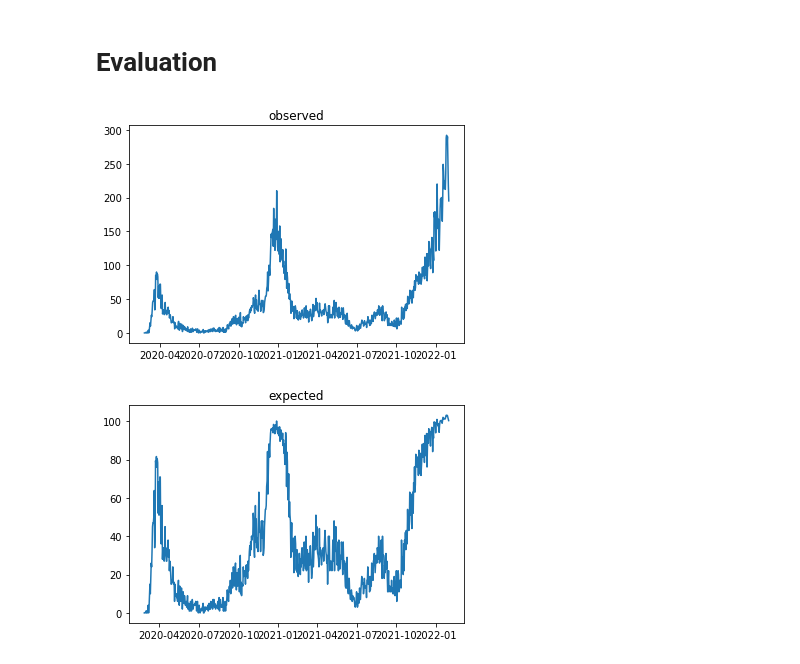
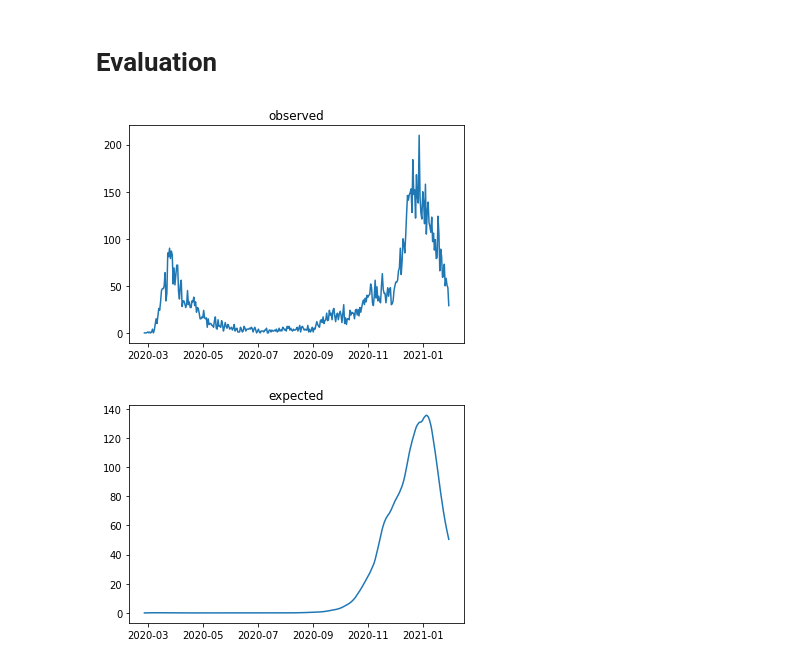
Before and after one commit to anuarsantoyo/master-thesis, a Jupyter notebook: model/220208_model_optimization.ipynb, the cells around one changed output. Cells and saved outputs as stored; diff of their text form; code cells hidden in the pictures.

Commit message:
update model optimization

```diff
--- a/model/220208_model_optimization.ipynb
+++ b/model/220208_model_optimization.ipynb
@@ -41,11 +39,11 @@ ModuleNotFoundError: ignored
 ## Optimization Settings
 # %%
 start_time='2020-02-26'
-end_time='2022-01-31'
+end_time='2021-01-31'
 observations=['Confirmed_cases', 'Admissions_hospital'] # ['Number_of_deaths', 'Confirmed_cases', 'Admissions_hospital']
 
 dtype = torch.float32
-device = torch.device("cpu") #cuda:0
+device = torch.device("cuda:0") #cuda:0
 # %% [markdown]
 ## Initialize Observations
 # %%
@@ -92,6 +90,9 @@ alpha_prime = bij_transform_inv(torch.tensor(0.01, device=device, dtype=dtype),
 sigma = bij_transform(sigma_prime, sigma_lower, sigma_upper)"""
 # %% [output]
 'R0_prime = bij_transform_inv(torch.tensor(3.6, device=device, dtype=dtype), R0_lower, R0_upper).detach().clone().requires_grad_(True)\nphi_prime = bij_transform_inv(torch.tensor(25, device=device, dt ...
+# %%
+alpha_lower, alpha_upper = 0.001, 0.05
+alpha_prime = bij_transform_inv(torch.tensor(0.01, device=device, dtype=dtype), alpha_lower, alpha_upper).detach().clone().requires_grad_(True)
 # %%
 sigma_lower, sigma_upper = 0.00001, 0.5
 sigma_prime = bij_transform_inv(torch.tensor(0.1, device=device, dtype=dtype), sigma_lower, sigma_upper).detach().clone().requires_grad_(True)
@@ -102,16 +103,18 @@ epsilon_t = initialize_epsilon(num_observations, sigma, device, dtype)
 # %% [markdown]
 ## Training
 # %%
-epochs = 10000
-params = [epsilon_t]
+epochs = 1000
+params = [epsilon_t, alpha_prime]
 
 optimizer = optim.Adam(params, lr=0.01, weight_decay=1e-8)
 
 for i in range(epochs):
+  start_time = time.time()
   optimizer.zero_grad()
 
   # forward pass
-  expected = epsilon_t
+  alpha = bij_transform(alpha_prime, alpha_lower, alpha_upper)
+  expected = epid_model(population, R=torch.abs(epsilon_t), initial_newly_infected=np.arange(1, 18, 3), alpha=alpha, device=device, dtype=dtype)['hospitalization']
 
   # calc loss
   loss = calc_mse(expected, observed)
@@ -119,3 +122,6 @@ for i in range(epochs):
   # backward pass
   loss.backward()
   optimizer.step()
+
+  if i % 5==0:
+      print(f'Step: {i}, Time: {time.time() - start_time}, Loss: {loss}, Mean Expected Daily Hospit: {expected.cpu().detach().numpy().mean()}')
@@ -122,14 +150,14 @@ for i in range(epochs):
 # %% [markdown]
 # Evaluation
 # %%
-plt.plot(df_obs['Date'], observed.detach().numpy())
+plt.plot(df_obs['Date'], observed.cpu().detach().numpy())
 plt.title('observed')
 plt.show()
 # %% [output]
-[figure, old version]
+[figure, new version]
 # %%
-plt.plot(df_obs['Date'], epsilon_t.detach().numpy())
+plt.plot(df_obs['Date'], expected.cpu().detach().numpy())
 plt.title('expected')
 plt.show()
 # %% [output]
-[figure, old version]
+[figure, new version]
```
Also changed, not shown: parts of 5 cells of this notebook, 1 other file.
